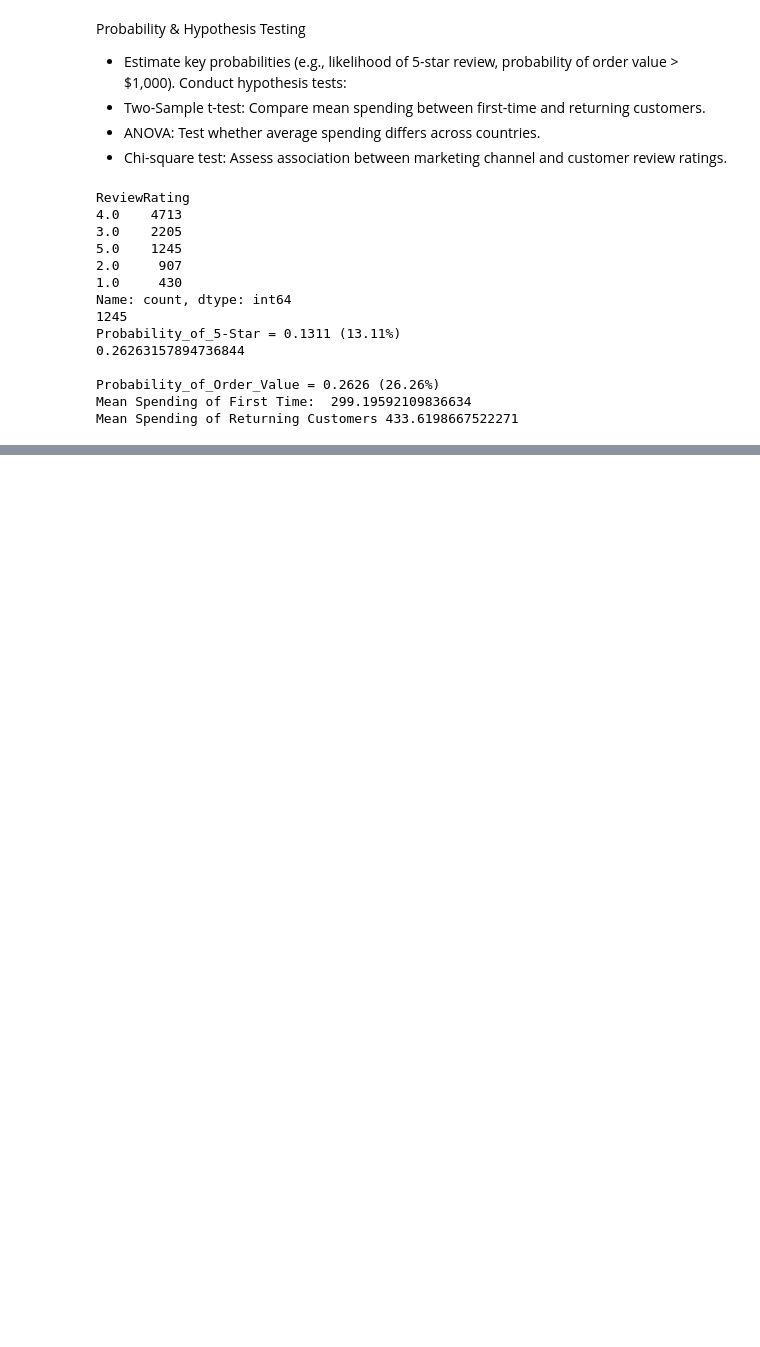
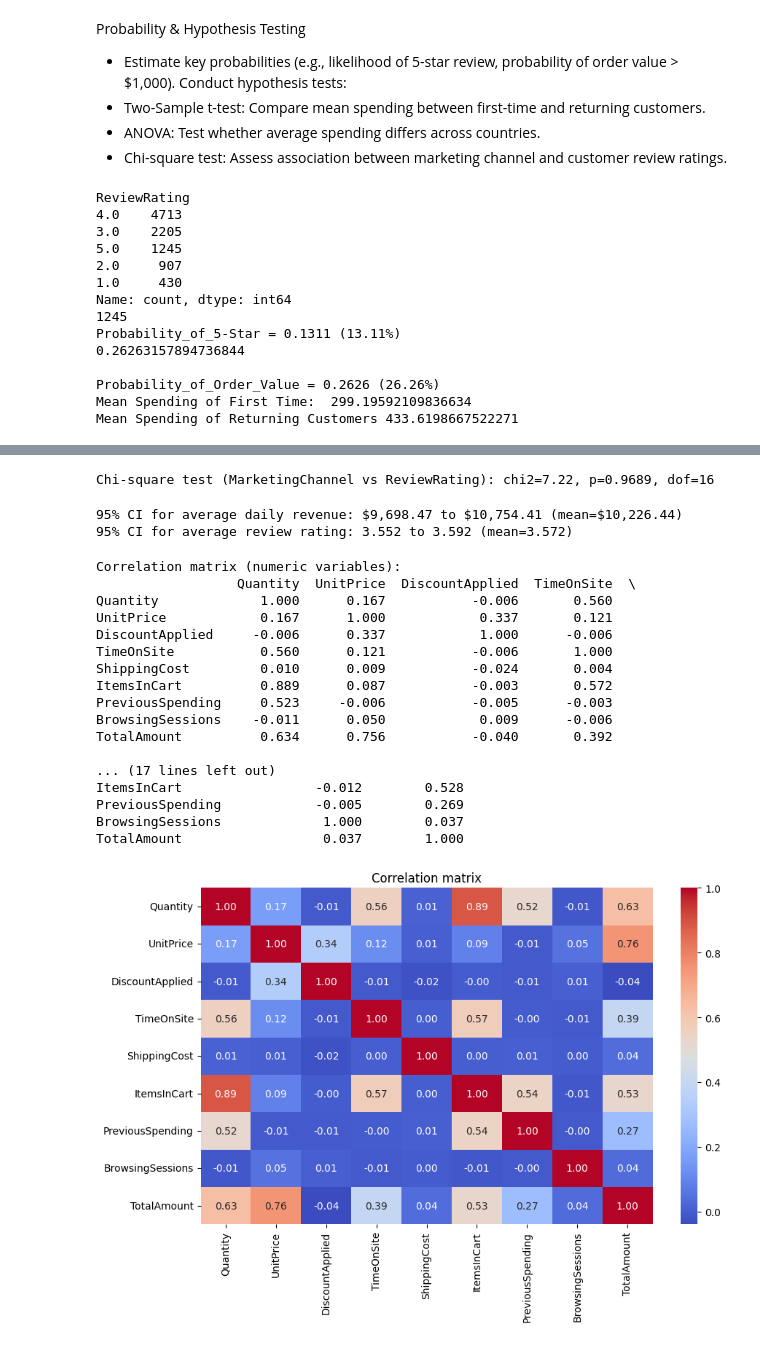
Before and after one commit to Eba-Fekadu/Stat_Capstone, a Jupyter notebook: questionFile.ipynb, the cells around one changed output, grey strips where cells are left out. Saved outputs shown, nothing was run; the diff lists cells and outputs as text; code cells hidden in the pictures; blank space fills up the shorter version.

Commit message:
Add inferential stats, regression, time series analysis and updated README

```diff
--- a/questionFile.ipynb
+++ b/questionFile.ipynb
@@ -572,0 +587,71 @@ Mean Spending of Returning Customers 433.6198667522271
+# %%
+# Chi-square: MarketingChannel vs ReviewRating (use full rating categories)
+chisq_df = data_cleaned.dropna(subset=['MarketingChannel', 'ReviewRating'])
+contingency = pd.crosstab(chisq_df['MarketingChannel'], chisq_df['ReviewRating'])
+chi2, p, dof, ex = stats.chi2_contingency(contingency)
+print(f"\nChi-square test (MarketingChannel vs ReviewRating): chi2={chi2:.2f}, p={p:.4f}, dof={dof}")
+# %% [output]
+Chi-square test (MarketingChannel vs ReviewRating): chi2=7.22, p=0.9689, dof=16
+# %%
+# Confidence intervals
+# 95% CI for average daily revenue
+if not np.issubdtype(data_cleaned['Date'].dtype, np.datetime64):
+    data_cleaned['Date'] = pd.to_datetime(data_cleaned['Date'], errors='coerce')
+# Drop rows with invalid Date/TotalAmount, set Date as index (DatetimeIndex), then resample
+daily_rev = data_cleaned.dropna(subset=['Date','TotalAmount']).set_index('Date').resample('D')['TotalAmount'].sum()
+
+# check we have enough days
+n_days = daily_rev.shape[0]
+if n_days < 2:
+    print("Not enough daily observations to compute a meaningful CI (n_days =", n_days, ").")
+else:
+    mean_daily = daily_rev.mean()
+    se_daily = daily_rev.std(ddof=1) / np.sqrt(n_days)
+    t_crit = stats.t.ppf(0.975, df=n_days-1)
+    ci_low = mean_daily - t_crit * se_daily
+    ci_high = mean_daily + t_crit * se_daily
+    print(f"\n95% CI for average daily revenue: ${ci_low:,.2f} to ${ci_high:,.2f} (mean=${mean_daily:,.2f})")
+
+# 95% CI for average customer review rating (unchanged)
+ratings = data_cleaned['ReviewRating'].dropna()
+n_r = ratings.shape[0]
+if n_r < 2:
+    print("Not enough ratings to compute CI.")
+else:
+    mean_r = ratings.mean()
+    se_r = ratings.std(ddof=1) / np.sqrt(n_r)
+    t_crit_r = stats.t.ppf(0.975, df=n_r-1)
+    ci_r = (mean_r - t_crit_r * se_r, mean_r + t_crit_r * se_r)
+    print(f"95% CI for average review rating: {ci_r[0]:.3f} to {ci_r[1]:.3f} (mean={mean_r:.3f})")
+# %% [output]
+95% CI for average daily revenue: $9,698.47 to $10,754.41 (mean=$10,226.44)
+95% CI for average review rating: 3.552 to 3.592 (mean=3.572)
+# %%
+# Correlation matrix of numeric variables
+num_cols = ['Quantity','UnitPrice','DiscountApplied','TimeOnSite','ShippingCost','ItemsInCart','PreviousSpending','BrowsingSessions','TotalAmount']
+corr = data_cleaned[num_cols].corr()
+print("\nCorrelation matrix (numeric variables):")
+print(corr.round(3))
+plt.figure(figsize=(10,6))
+sns.heatmap(corr, annot=True, fmt=".2f", cmap='coolwarm')
+plt.title('Correlation matrix')
+plt.show()
+# %% [output]
+Correlation matrix (numeric variables):
+                  Quantity  UnitPrice  DiscountApplied  TimeOnSite  \
+Quantity             1.000      0.167           -0.006       0.560
+UnitPrice            0.167      1.000            0.337       0.121
+DiscountApplied     -0.006      0.337            1.000      -0.006
+TimeOnSite           0.560      0.121           -0.006       1.000
+ShippingCost         0.010      0.009           -0.024       0.004
+ItemsInCart          0.889      0.087           -0.003       0.572
+PreviousSpending     0.523     -0.006           -0.005      -0.003
+BrowsingSessions    -0.011      0.050            0.009      -0.006
+TotalAmount          0.634      0.756           -0.040       0.392
+
+... (17 lines left out)
+ItemsInCart                 -0.012        0.528
+PreviousSpending            -0.005        0.269
+BrowsingSessions             1.000        0.037
+TotalAmount                  0.037        1.000
+[figure, added]
```
Also changed, not shown: parts of 9 cells of this notebook, 1 other file.
